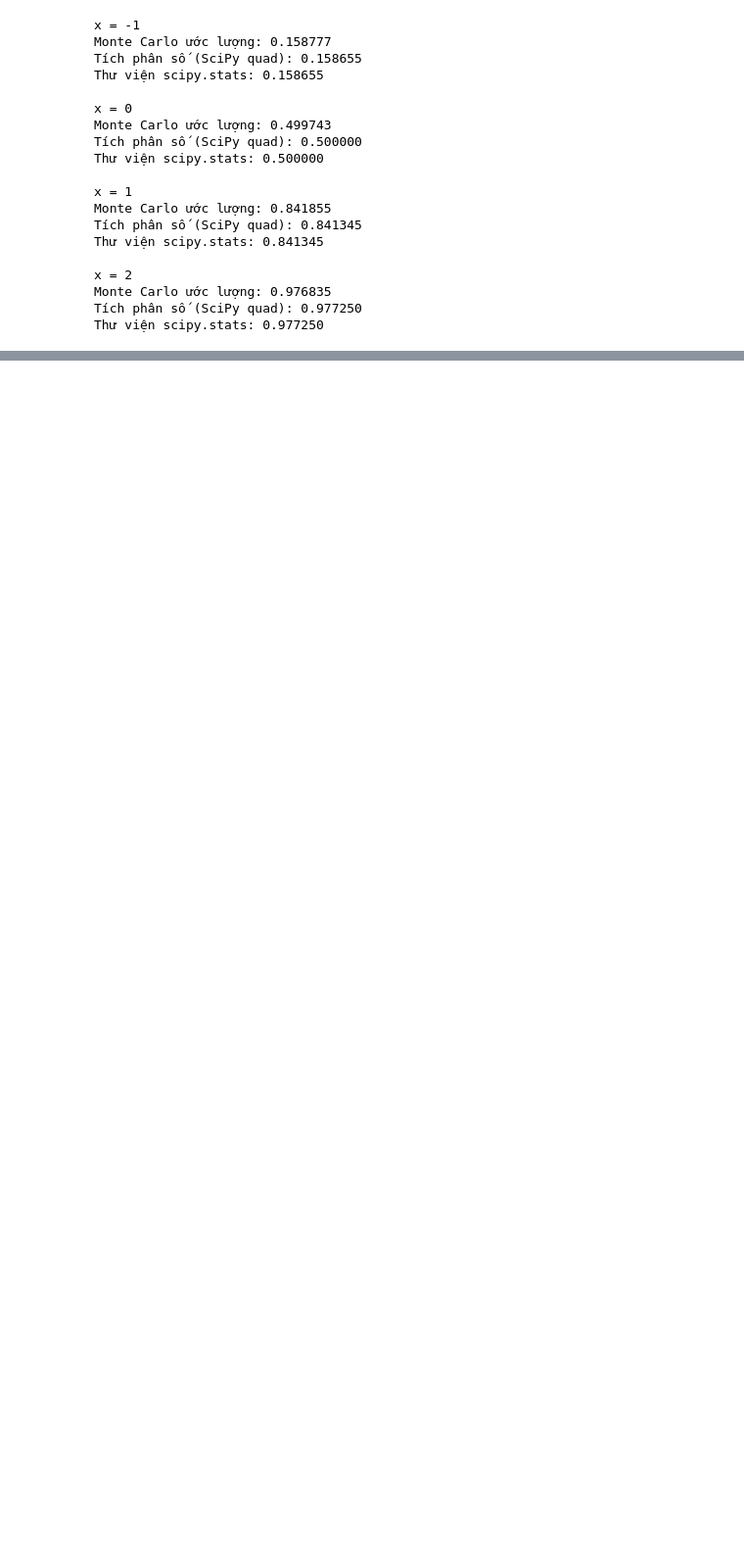
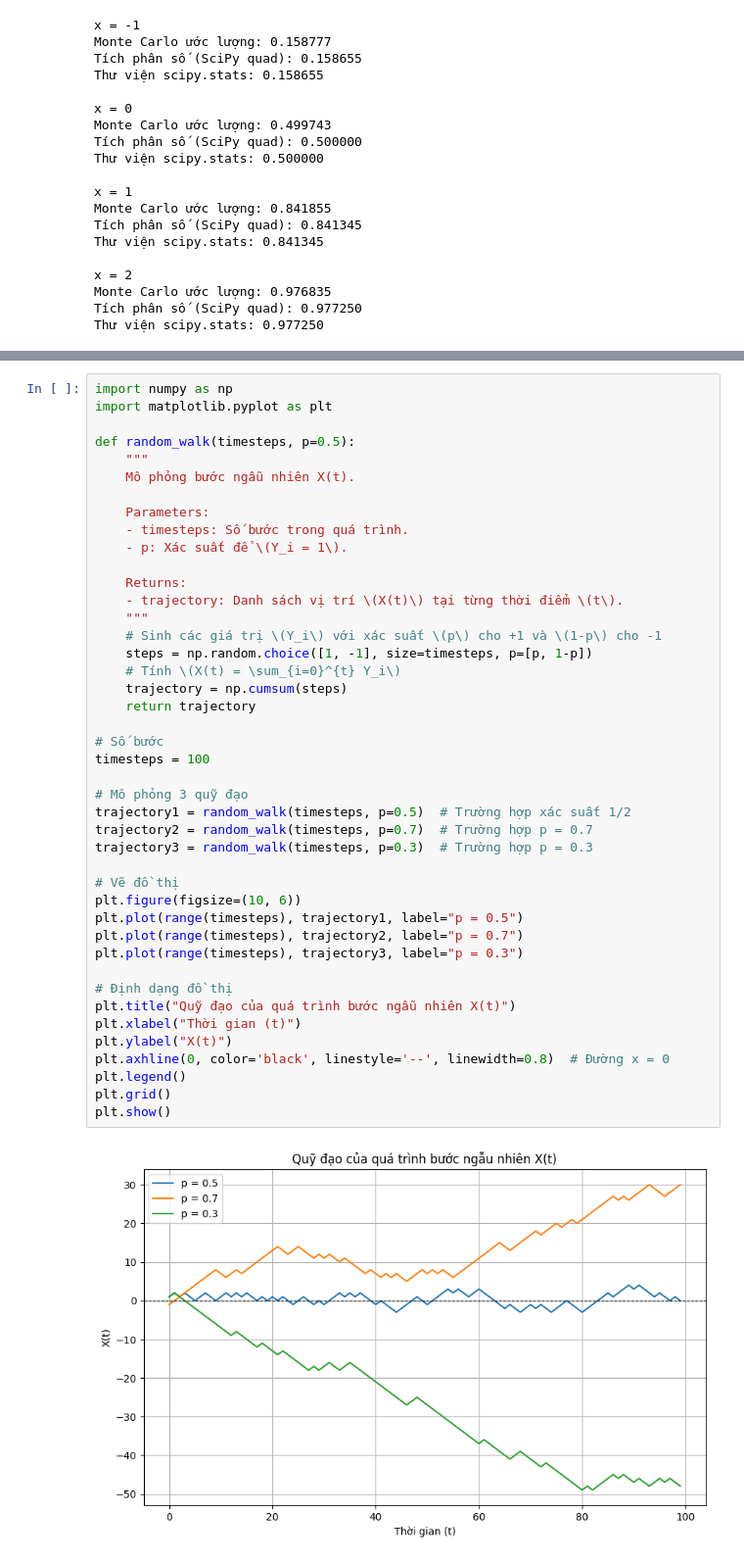
Before and after one commit to hoangharu2002/DS101---Th-ng-k--v--x-c-su-t-chuy-n-s-u, a Jupyter notebook: TH/Nhom 31.ipynb, the cells around one changed output, grey strips where cells are left out. Shown: that part at 98% size. Saved outputs shown, nothing was run; the diff lists cells and outputs as text; blank space fills up the shorter version.

```diff
--- a/TH/Nhom 31.ipynb
+++ b/TH/Nhom 31.ipynb
@@ -402,0 +533,45 @@ Thư viện scipy.stats: 0.977250
+# %%
+import numpy as np
+import matplotlib.pyplot as plt
+
+def random_walk(timesteps, p=0.5):
+    """
+    Mô phỏng bước ngẫu nhiên X(t).
+
+    Parameters:
+    - timesteps: Số bước trong quá trình.
+    - p: Xác suất để \(Y_i = 1\).
+
+    Returns:
+    - trajectory: Danh sách vị trí \(X(t)\) tại từng thời điểm \(t\).
+    """
+    # Sinh các giá trị \(Y_i\) với xác suất \(p\) cho +1 và \(1-p\) cho -1
+    steps = np.random.choice([1, -1], size=timesteps, p=[p, 1-p])
+    # Tính \(X(t) = \sum_{i=0}^{t} Y_i\)
+    trajectory = np.cumsum(steps)
+    return trajectory
+
+# Số bước
+timesteps = 100
+
+# Mô phỏng 3 quỹ đạo
+trajectory1 = random_walk(timesteps, p=0.5)  # Trường hợp xác suất 1/2
+trajectory2 = random_walk(timesteps, p=0.7)  # Trường hợp p = 0.7
+trajectory3 = random_walk(timesteps, p=0.3)  # Trường hợp p = 0.3
+
+# Vẽ đồ thị
+plt.figure(figsize=(10, 6))
+plt.plot(range(timesteps), trajectory1, label="p = 0.5")
+plt.plot(range(timesteps), trajectory2, label="p = 0.7")
+plt.plot(range(timesteps), trajectory3, label="p = 0.3")
+
+# Định dạng đồ thị
+plt.title("Quỹ đạo của quá trình bước ngẫu nhiên X(t)")
+plt.xlabel("Thời gian (t)")
+plt.ylabel("X(t)")
+plt.axhline(0, color='black', linestyle='--', linewidth=0.8)  # Đường x = 0
+plt.legend()
+plt.grid()
+plt.show()
+# %% [output]
+[figure, added]
```
Also changed, not shown: parts of 8 cells of this notebook.
